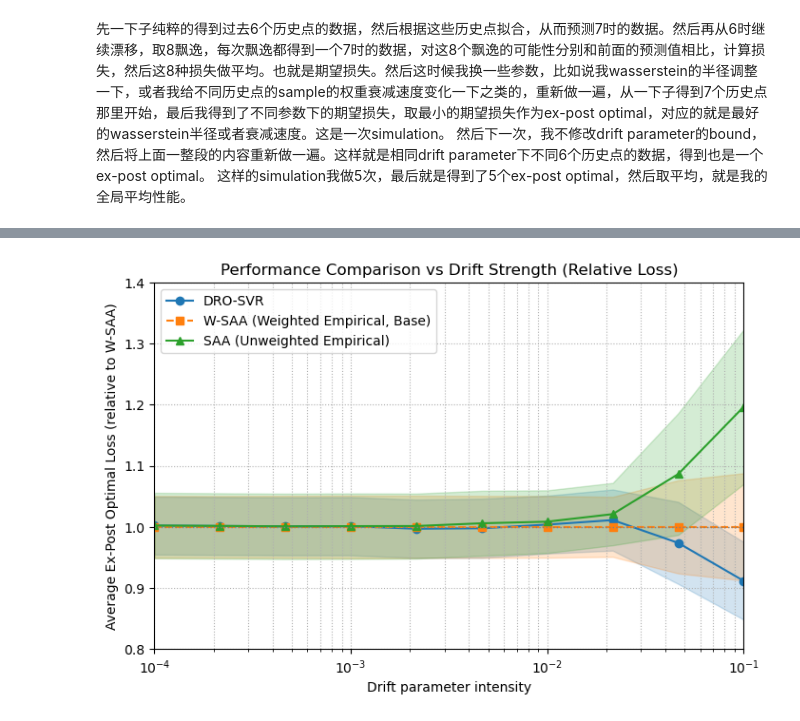
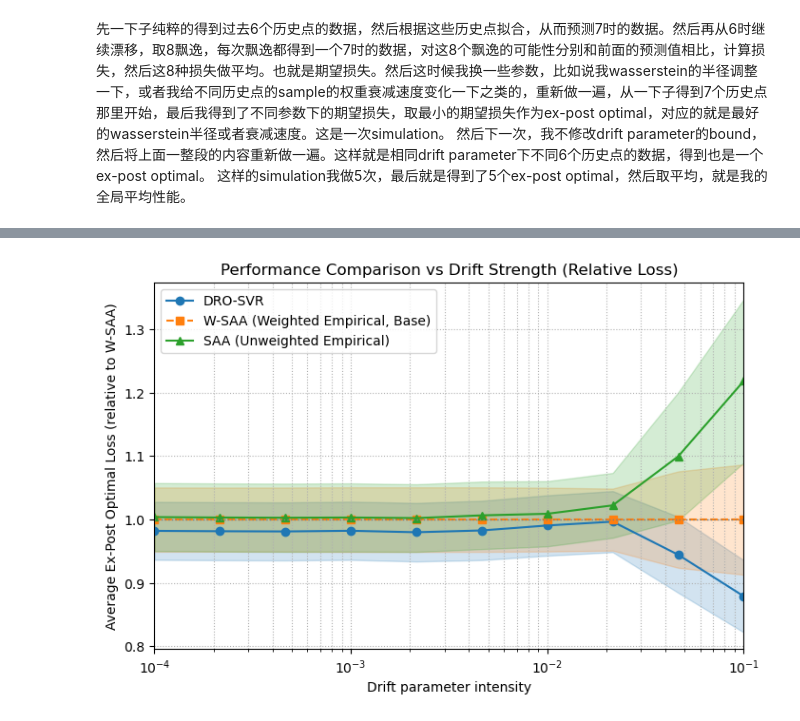
Before and after one commit to ujicrush/SP2, a Jupyter notebook: corollary problem comparison.ipynb, the cells around one changed output, grey strips where cells are left out. Drawn from its saved outputs; the diff is of its cells as text; code cells hidden in the pictures.

Commit message:
updated parameter and save results

```diff
--- a/corollary problem comparison.ipynb
+++ b/corollary problem comparison.ipynb
@@ -336,8 +329,8 @@ def run_multiple_simulations(num_runs=5, drift_scale_mu=None, drift_scale_cov=0.
         'SAA': np.array(emp_unweighted_losses)
     }
 # %%
-rho_list = [0.1, 0.5, 1.0]
-decay_list = [0.75, 0.85, 0.95]
+rho_list = [0.05, 0.1, 0.5, 1.0]
+decay_list = [0.65, 0.75, 0.85, 0.95]
 drift_param_list = np.logspace(-4, -1, num=10)
 
 avg_results_all_methods = {'DRO-SVR': {}, 'W-SAA': {}, 'SAA': {}}
@@ -383,6 +376,14 @@ for dp in drift_param_list:
         f"W-SAA mean={w_saa_rel.mean():.3f}±{w_saa_rel.std(ddof=1)/np.sqrt(n):.3f}, "
         f"SAA mean={saa_rel.mean():.3f}±{saa_rel.std(ddof=1)/np.sqrt(n):.3f}"
     )
+
+# save results
+with open("simulation_results.pkl", "wb") as f:
+    pickle.dump({
+        "avg": avg_results_all_methods,
+        "sem": sem_results_all_methods,
+        "drift_list": drift_param_list
+    }, f)
 # %% [output]
 Running simulations for drift parameter 1.0e-04...
 Simulation 1/10
@@ -438,4 +439,7 @@ Drift=1.0e-01 | DRO mean=0.912±0.064, W-SAA mean=1.000±0.088, SAA mean=1.197±
 # %%
+with open("simulation_results.pkl", "rb") as f:
+    data = pickle.load(f)
+
 drift_params_array = np.array(list(avg_results_all_methods['DRO-SVR'].keys()))
 
 dro_mean = np.array(list(avg_results_all_methods['DRO-SVR'].values()))
@@ -447,32 +451,31 @@ w_saa_sem = np.array(list(sem_results_all_methods['W-SAA'].values()))
 saa_sem = np.array(list(sem_results_all_methods['SAA'].values()))
 
 plt.figure(figsize=(8,5))
 
 # DRO-SVR
 plt.plot(drift_params_array, dro_mean, marker='o', color='tab:blue', label='DRO-SVR')
 plt.fill_between(drift_params_array, dro_mean - dro_sem, dro_mean + dro_sem,
                  color='tab:blue', alpha=0.2)
 
 # W-SAA
 plt.plot(drift_params_array, w_saa_mean, marker='s', linestyle='--',
          color='tab:orange', label='W-SAA (Weighted Empirical, Base)')
 plt.fill_between(drift_params_array, w_saa_mean - w_saa_sem, w_saa_mean + w_saa_sem,
                  color='tab:orange', alpha=0.2)
 
 # SAA
 plt.plot(drift_params_array, saa_mean, marker='^', color='tab:green', label='SAA (Unweighted Empirical)')
 plt.fill_between(drift_params_array, saa_mean - saa_sem, saa_mean + saa_sem,
                  color='tab:green', alpha=0.2)
 
 plt.axhline(y=1.0, color='gray', linestyle=':', linewidth=1)
 plt.xscale('log')
 plt.xlim(min(drift_params_array), max(drift_params_array))
-plt.ylim(0.8, 1.4)
 plt.xlabel("Drift parameter intensity")
 plt.ylabel("Average Ex-Post Optimal Loss (relative to W-SAA)")
 plt.title("Performance Comparison vs Drift Strength (Relative Loss)")
 plt.legend()
 plt.grid(True, which='both', ls=':')
 plt.show()
 # %% [output]
-[figure, old version]
+[figure, new version]
```
Also changed, not shown: parts of 3 cells of this notebook, 1 other file.
